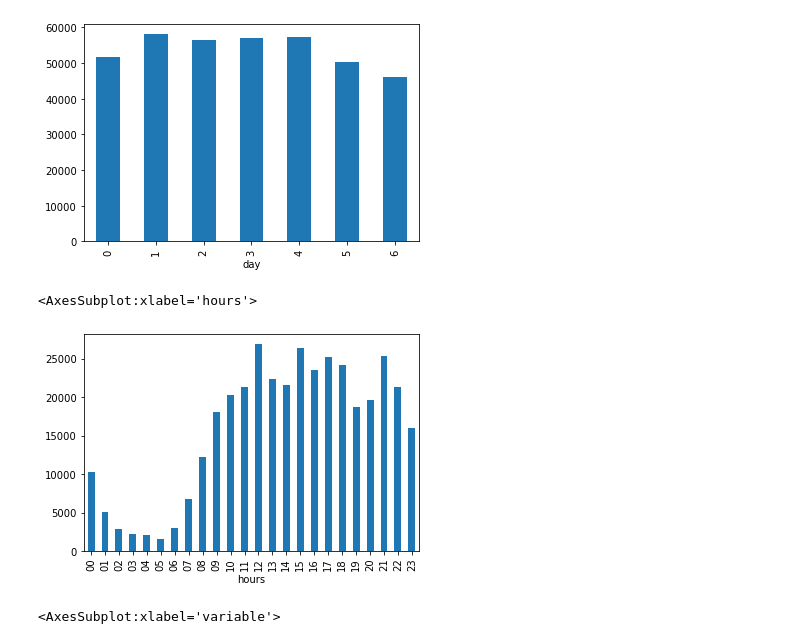
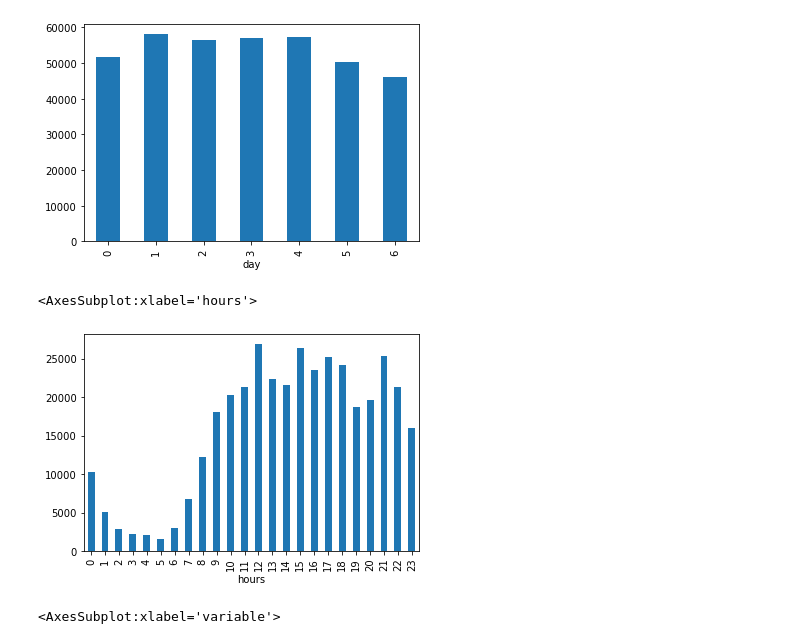
Before and after one commit to koetjboe/DMT85, a Jupyter notebook: DMT85_assignment1.ipynb, the cells around one changed output. Cells and saved outputs as stored; diff of their text form; code cells hidden in the pictures.

```diff
--- a/DMT85_assignment1.ipynb
+++ b/DMT85_assignment1.ipynb
@@ -107,12 +107,12 @@ ax
 [figure]
 # %%
 # check entries per hour of the day (regardless of date)
-df['hour'] = df['time'].dt.hour
+hours = df['time'].dt.hour
 df['hours'] = hours
 df.groupby('hours')['time'].count().plot(kind='bar')
 # %% [output]
 <AxesSubplot:xlabel='hours'>
-[figure, old version]
+[figure, new version]
 # %%
 # check balance of entries per variable
 df.groupby('variable')['time'].count().sort_values().plot(kind='bar')
```
Also changed, not shown: parts of 15 cells of this notebook.
